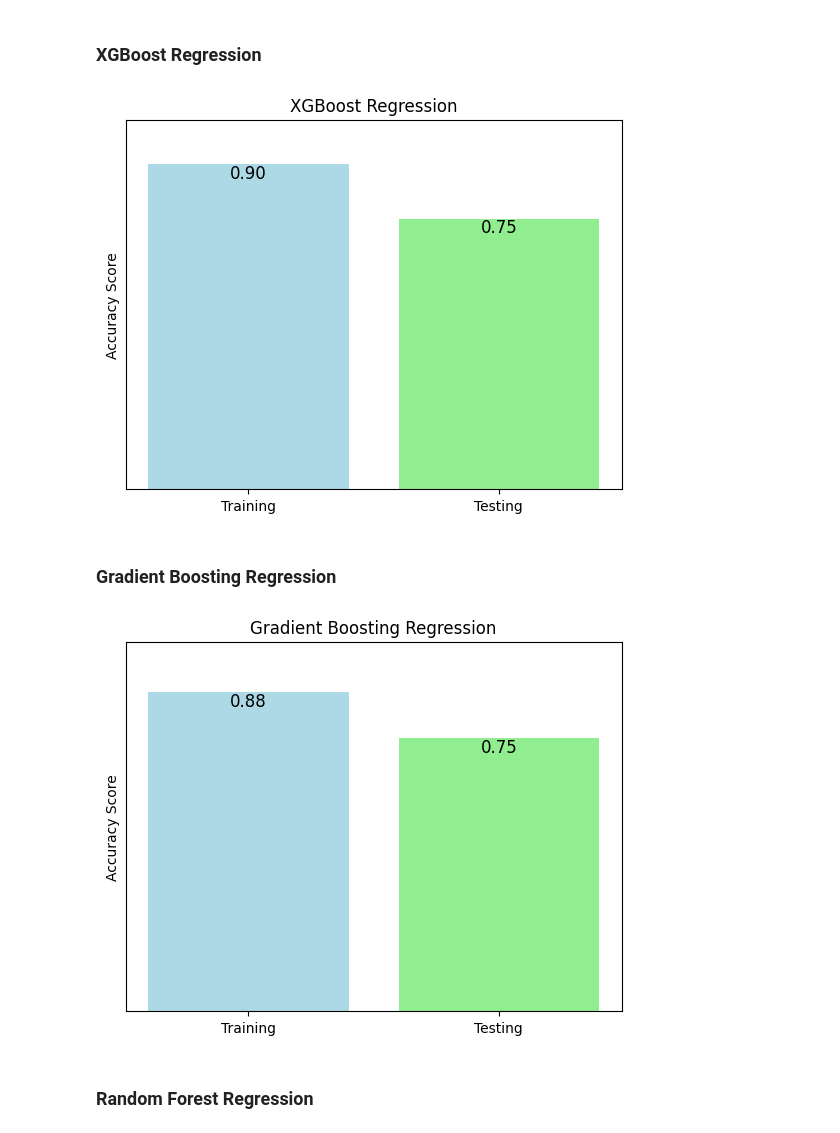
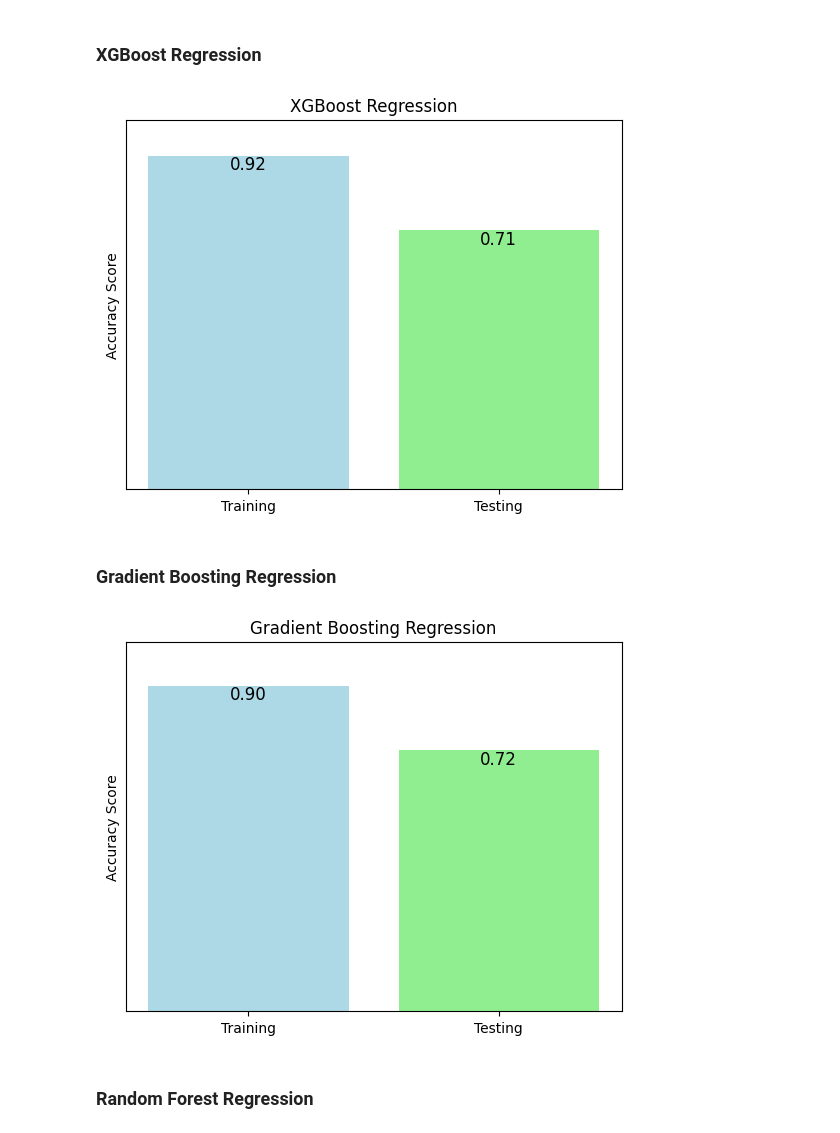
Before and after one commit to jvenncpe/2024.01_E_Commerce_Data_Pipeline_Market_Insights_with_Python_and_Power_BI, a Jupyter notebook: 6 Python - Machine Learning for Freight Price/SQL_Python_FreighCost_MachineLearning.ipynb, the cells around one changed output. Saved outputs shown, nothing was run; the diff lists cells and outputs as text; code cells hidden in the pictures.

```diff
--- a/6 Python - Machine Learning for Freight Price/SQL_Python_FreighCost_MachineLearning.ipynb
+++ b/6 Python - Machine Learning for Freight Price/SQL_Python_FreighCost_MachineLearning.ipynb
@@ -548,35 +532,35 @@ Best Parameters: {'n_estimators': 200, 'max_depth': 5}
 # %%
 import matplotlib.pyplot as plt
 
-xgb_reg = XGBRegressor(n_estimators=300, max_depth=4)
+xgb_reg = XGBRegressor(n_estimators=best_params_xgb['n_estimators'], max_depth=best_params_xgb['max_depth'])
 xgb_reg.fit(X_train,y_train)
 
 # Calculate the accuracy scores for the training and test sets
 xgb_train_score = xgb_reg.score(X_train, y_train)
 xgb_test_score = xgb_reg.score(X_test, y_test)
 
 # Model scores
 scores = [xgb_train_score, xgb_test_score]
 labels = ['Training', 'Testing']
 
 # Create the column chart
 plt.bar(labels, scores, color=['lightblue', 'lightgreen'])
 plt.ylabel('Accuracy Score')
 plt.title('XGBoost Regression')
 plt.yticks([])
 plt.ylim(0, 1.02)
 
 # Display the scores on the columns
 for i, score in enumerate(scores):
     plt.text(i, score, f'{score:.2f}', ha='center', va='top', fontsize=12, color='black')
 
 plt.show()
 # %% [output]
-[figure, old version]
+[figure, new version]
 # %% [markdown]
 ### Gradient Boosting Regression
 # %%
-gb_reg = GradientBoostingRegressor(n_estimators=200, max_depth=5)
+gb_reg = GradientBoostingRegressor(n_estimators=best_params_gb['n_estimators'], max_depth=best_params_gb['max_depth'])
 gb_reg.fit(X_train,y_train)
 
 # Calculate the accuracy scores for the training and test sets
@@ -600,7 +584,7 @@ for i, score in enumerate(scores):
 
 plt.show()
 # %% [output]
-[figure, old version]
+[figure, new version]
 # %% [markdown]
 ### Random Forest Regression
 # %%
```
Also changed, not shown: parts of 22 cells of this notebook.
